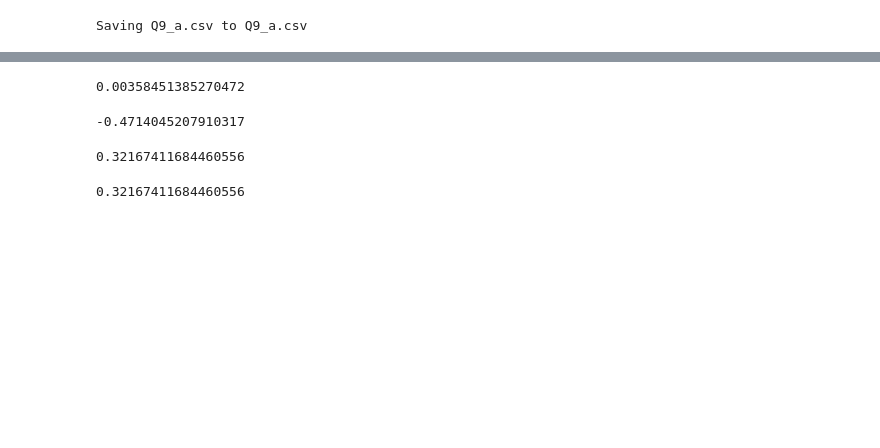
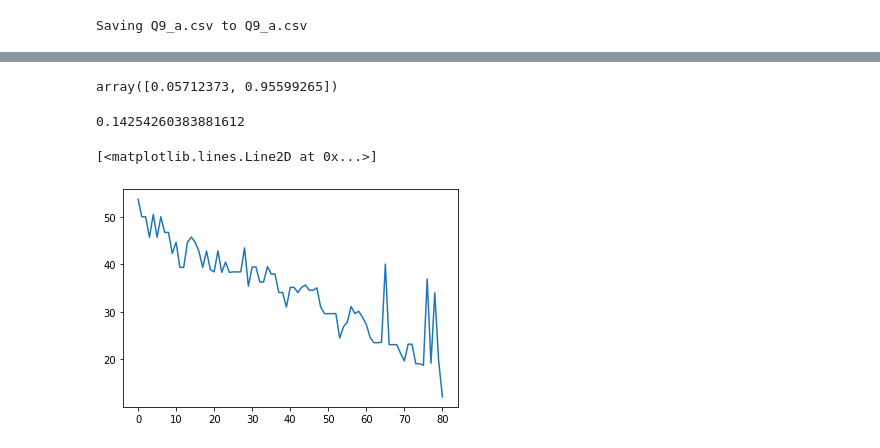
Before and after one commit to pincha673/notes, a Jupyter notebook: Assingment1.ipynb, the cells around one changed output, grey strips where cells are left out. Drawn from its saved outputs; the diff is of its cells as text; code cells hidden in the pictures; blank space fills up the shorter version.

```diff
--- a/Assingment1.ipynb
+++ b/Assingment1.ipynb
@@ -98,0 +105,2 @@ from scipy import stats
+# %%
+df = pd.read_csv('Cars (2).csv')
@@ -99,22 +138,8 @@ from scipy import stats
+# %%
+stats.norm.cdf( (20,50),34.42208,9.131445)
+# %% [output]
+array([0.05712373, 0.95599265])
 # %%
-stats.norm.cdf(18,260,90)
+stats.norm.cdf(680,711,29)
 # %% [output]
-0.00358451385270472
+0.14254260383881612
-# %%
-# find t-scores at x=260; t=(s_mean-P_mean)/(s_SD/sqrt(n))
-t=(260-270)/(90/18**0.5)
-t
-# %% [output]
--0.4714045207910317
-# %%
-# p_value=1-stats.t.cdf(abs(t_scores),df=n-1)... Using cdf function
-p_value=1-stats.t.cdf(abs(-0.4714),df=17)
-p_value
-# %% [output]
-0.32167411684460556
-# %%
-#  OR p_value=stats.t.sf(abs(t_score),df=n-1)... Using sf function
-p_value=stats.t.sf(abs(-0.4714),df=17)
-p_value
-# %% [output]
-0.32167411684460556
@@ -120,0 +148,5 @@ p_value
+# %%
+plt.plot (df.MPG)
+# %% [output]
+[<matplotlib.lines.Line2D at 0x...>]
+[figure, added]
```
Also changed, not shown: parts of 34 cells of this notebook.
